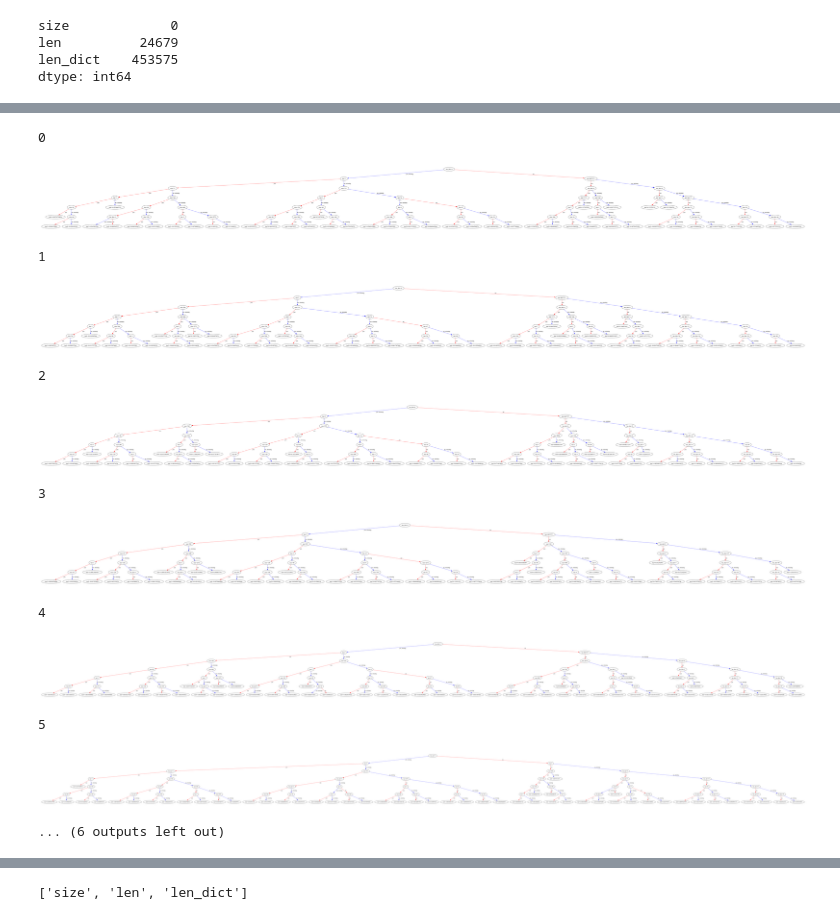
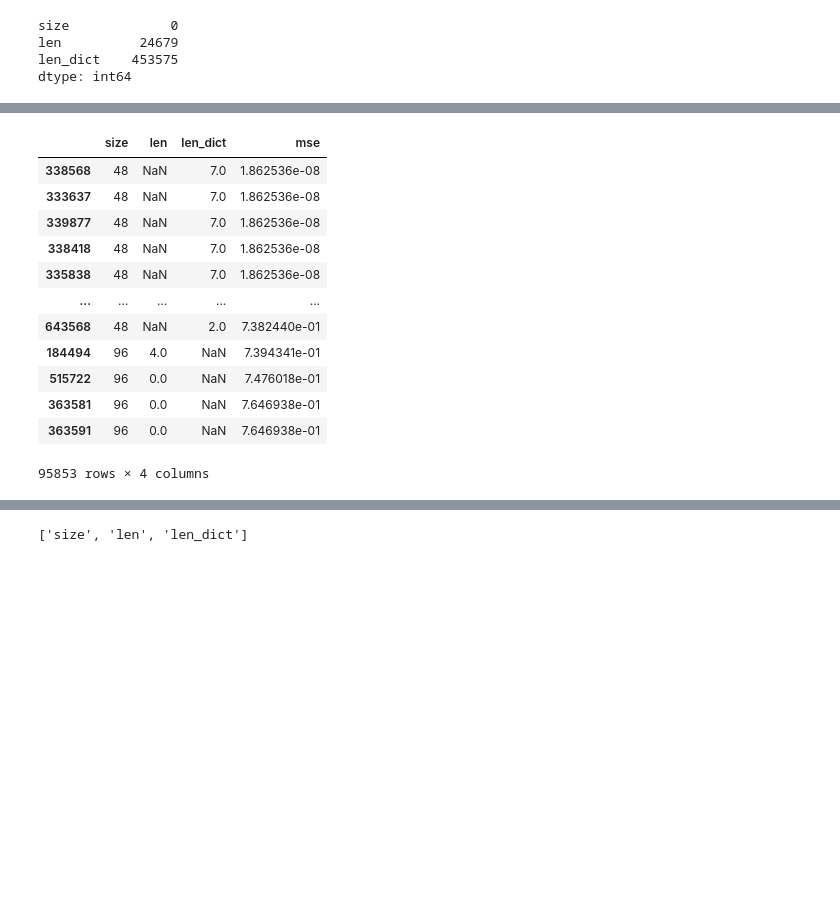
Before and after one commit to illinoisdata/pod, a Jupyter notebook: explore.ipynb, the cells around one changed output, grey strips where cells are left out. Saved outputs shown, nothing was run; the diff lists cells and outputs as text; code cells hidden in the pictures; blank space fills up the shorter version.

```diff
--- a/explore.ipynb
+++ b/explore.ipynb
@@ -411,24 +417,21 @@ plt.show()
-# %%
-RS, SZ = 1.6, 20
-for idx in range(len(bst.get_booster().get_dump())):
-    print(idx)
-    fig, ax = plt.subplots(figsize=(RS * SZ, SZ))
-    xgb.plot_tree(bst, num_trees=idx, ax=ax)
-    plt.show()
-# %% [output]
-0
-[figure, old version]
-1
-[figure, old version]
-2
-[figure, old version]
-3
-[figure, old version]
-4
-[figure, old version]
-5
-[figure, old version]
-... (6 outputs left out)
+# %%
+dfe = X_test.copy()
+dfe["mse"] = (y_test_pred - y_test) ** 2
+dfe.sort_values("mse")
+# %% [output]
+|  | size | len | len_dict | mse |
+| 338568 | 48 | NaN | 7.0 | 1.862536e-08 |
+| 333637 | 48 | NaN | 7.0 | 1.862536e-08 |
+| 339877 | 48 | NaN | 7.0 | 1.862536e-08 |
+| 338418 | 48 | NaN | 7.0 | 1.862536e-08 |
+| 335838 | 48 | NaN | 7.0 | 1.862536e-08 |
+| ... | ... | ... | ... | ... |
+| 643568 | 48 | NaN | 2.0 | 7.382440e-01 |
+| 184494 | 96 | 4.0 | NaN | 7.394341e-01 |
+| 515722 | 96 | 0.0 | NaN | 7.476018e-01 |
+| 363581 | 96 | 0.0 | NaN | 7.646938e-01 |
+| 363591 | 96 | 0.0 | NaN | 7.646938e-01 |
+95853 rows × 4 columns
 # %%
 bst.get_booster().get_score(importance_type='gain')
 # %% [output]
```
Also changed, not shown: parts of 9 cells of this notebook, 3 other files.
